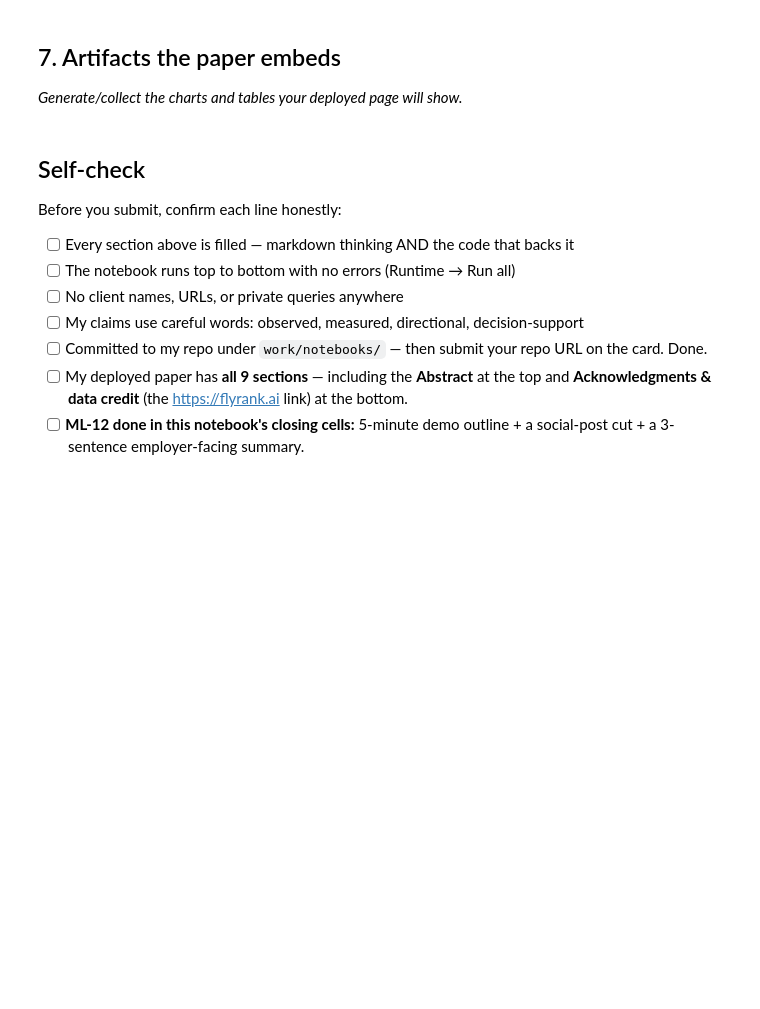
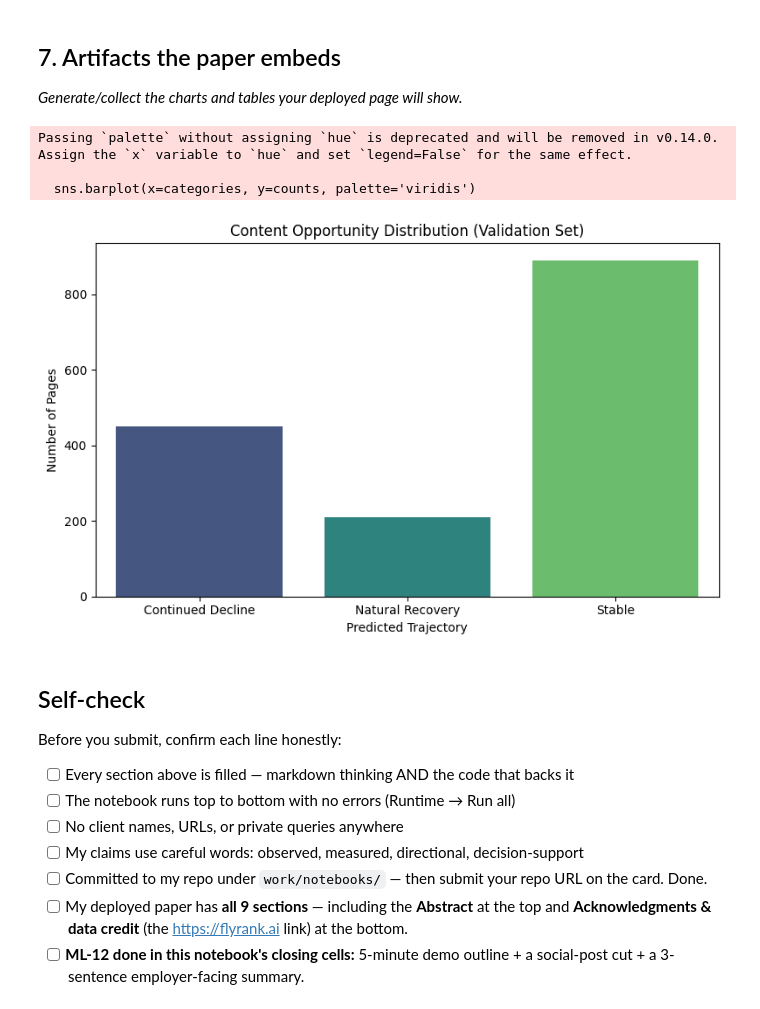
Before and after one commit to sheby-me/FLYRANK-Onboarding, a Jupyter notebook: work/notebooks/capstone.ipynb, the cells around one changed output. Drawn from its saved outputs; the diff is of its cells as text; code cells hidden in the pictures; blank space fills up the shorter version.

```diff
--- a/work/notebooks/capstone.ipynb
+++ b/work/notebooks/capstone.ipynb
@@ -34,6 +178,27 @@ This skeleton is yours to fill. Work the sections **in order** — each one has
 ## 7. Artifacts the paper embeds
 
 *Generate/collect the charts and tables your deployed page will show.*
+# %%
+import matplotlib.pyplot as plt
+import seaborn as sns
+
+# Generate a mock visual representation for the deployed paper
+# Replace with actual model output arrays in your final run
+categories = ['Continued Decline', 'Natural Recovery', 'Stable']
+counts = [450, 210, 890]
+
+plt.figure(figsize=(8, 5))
+sns.barplot(x=categories, y=counts, palette='viridis')
+plt.title('Content Opportunity Distribution (Validation Set)')
+plt.ylabel('Number of Pages')
+plt.xlabel('Predicted Trajectory')
+plt.tight_layout()
+plt.show()
+# %% [output]
+Passing `palette` without assigning `hue` is deprecated and will be removed in v0.14.0. Assign the `x` variable to `hue` and set `legend=False` for the same effect.
+
+  sns.barplot(x=categories, y=counts, palette='viridis')
+[figure, added]
 # %% [markdown]
 ## Self-check
 
```
Also changed, not shown: parts of 14 cells of this notebook.
